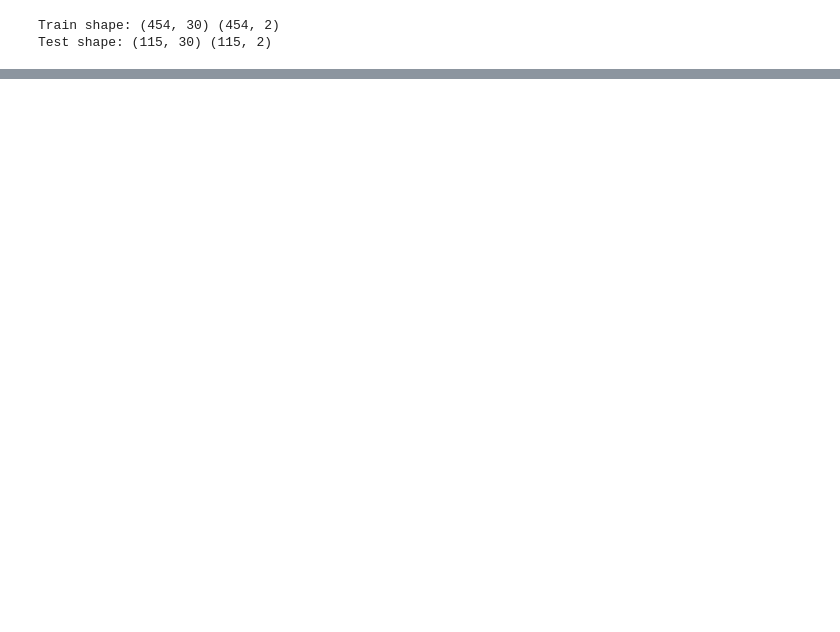
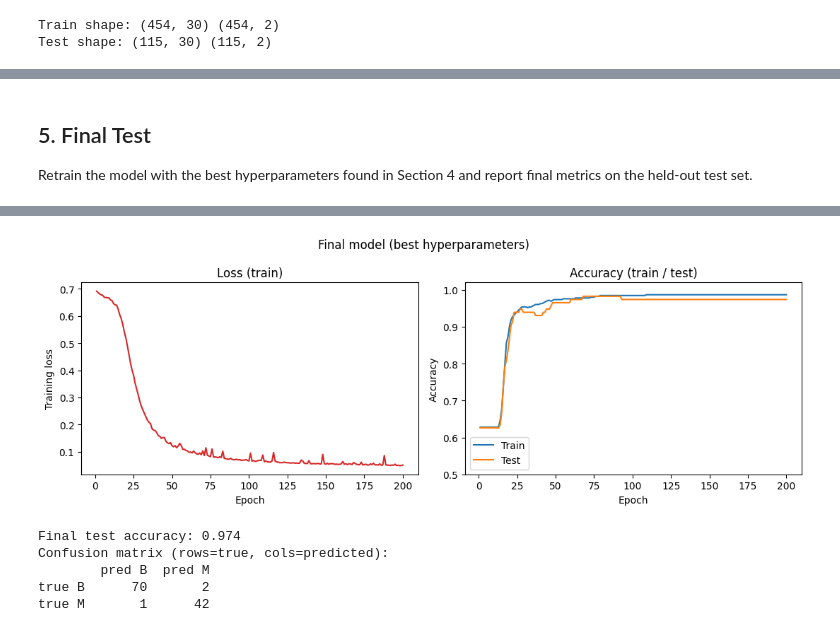
Before and after one commit to pietromagaldi/breast-cancer-nn, a Jupyter notebook: breast-cancer-nn.ipynb, the cells around one changed output, grey strips where cells are left out. Cells and saved outputs as stored; diff of their text form; code cells hidden in the pictures; blank space fills up the shorter version.

```diff
--- a/breast-cancer-nn.ipynb
+++ b/breast-cancer-nn.ipynb
@@ -237,0 +133,21 @@ class MLP:
+# %%
+def relu(z):
+    """Element-wise ReLU."""
+    return np.maximum(0.0, z)
+
+def relu_backward(dA, z):
+    """ReLU gradient using pre-activation `z`."""
+    dZ = dA.copy()
+    dZ[z <= 0] = 0.0
+    return dZ
+
+def softmax(z):
+    """Row-wise stable Softmax (subtract max to avoid overflow)."""
+    z_shift = z - np.max(z, axis=1, keepdims=True)
+    exp_z = np.exp(z_shift)
+    return exp_z / np.sum(exp_z, axis=1, keepdims=True)
+
+def cross_entropy(probs, y_true):
+    """Mean cross-entropy over the batch."""
+    eps = 1e-12
+    return -np.mean(np.sum(y_true * np.log(probs + eps), axis=1))
@@ -237,0 +413,24 @@ class MLP:
+# %% [markdown]
+## 5. Final Test
+
+Retrain the model with the best hyperparameters found in Section 4 and report final metrics on the held-out test set.
+# %%
+FINAL_EPOCHS = 200
+
+final_model, final_history = run_training(
+    best_arch, best_lr, best_batch, FINAL_EPOCHS, verbose=True
+)
+plot_training_history(final_history, title="Final model (best hyperparameters)")
+
+y_pred_test = final_model.predict(X_test_std)
+test_acc = accuracy(y_test, y_pred_test)
+
+# Confusion matrix: rows=true, cols=predicted
+confusion = np.zeros((2, 2), dtype=int)
+for t, p in zip(y_test, y_pred_test):
+    confusion[t, p] += 1
+
+print(f"\nFinal test accuracy: {test_acc:.3f}")
+print("Confusion matrix (rows=true, cols=predicted):")
+print(pd.DataFrame(confusion, index=["true B", "true M"], columns=["pred B", "pred M"]))
+# %% [output]
@@ -237,0 +442,6 @@ class MLP:
+[figure, added]
+Final test accuracy: 0.974
+Confusion matrix (rows=true, cols=predicted):
+        pred B  pred M
+true B      70       2
+true M       1      42
```
Also changed, not shown: parts of 29 cells of this notebook, 1 other file.
